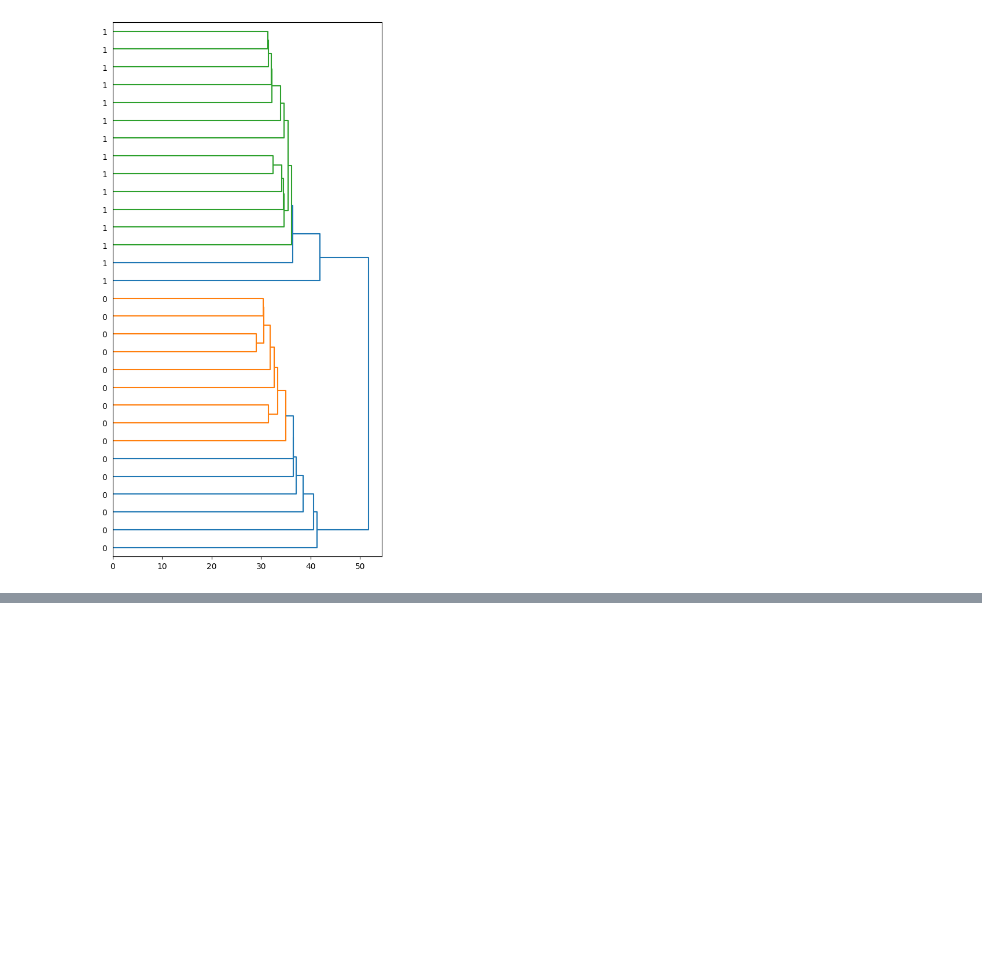
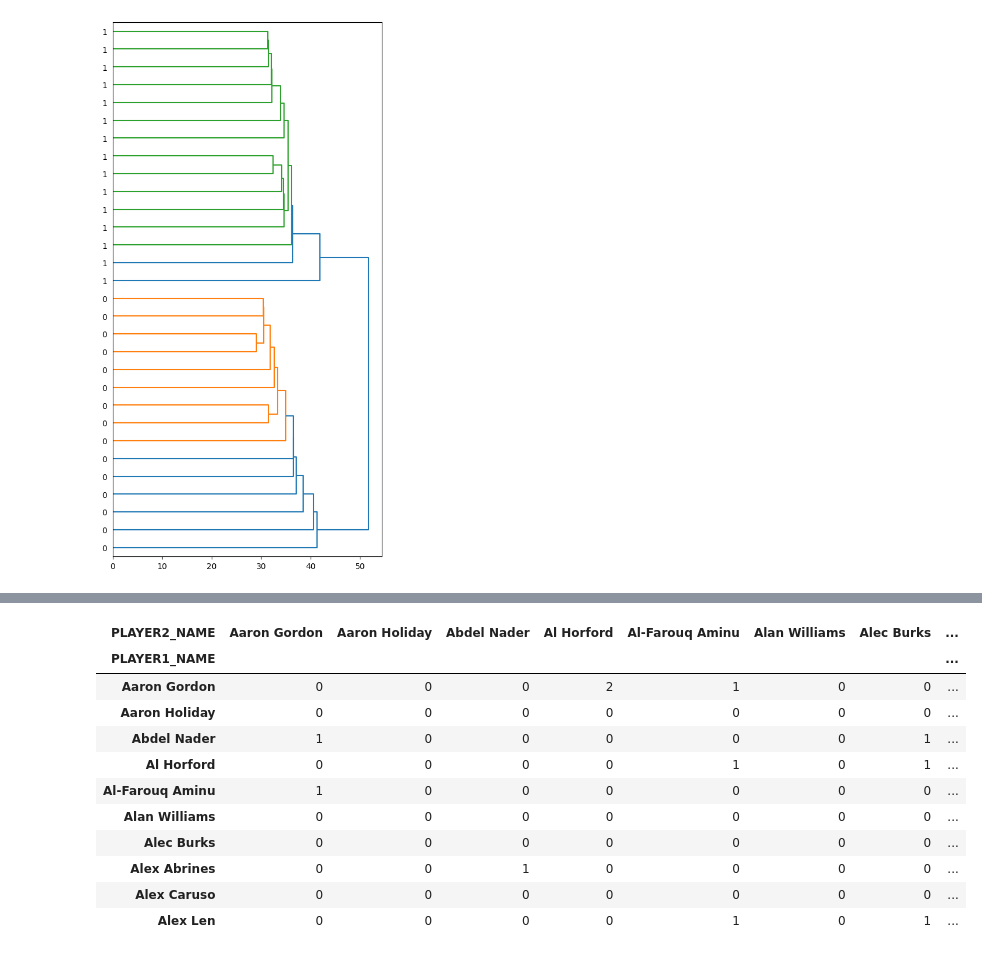
Before and after one commit to duygukaya99/MAT388E--Duygu, a Jupyter notebook: HW3.ipynb, the cells around one changed output, grey strips where cells are left out. Drawn from its saved outputs; the diff is of its cells as text; code cells hidden in the pictures; blank space fills up the shorter version.

```diff
--- a/HW3.ipynb
+++ b/HW3.ipynb
@@ -310,0 +395,16 @@ plt.show()
+# %%
+tmp1 = pd.crosstab(NBA['PLAYER1_NAME'], NBA['PLAYER2_NAME'])
+tmp1.iloc[:10,:10]
+# %% [output]
+| PLAYER2_NAME | Aaron Gordon | Aaron Holiday | Abdel Nader | Al Horford | Al-Farouq Aminu | Alan Williams | Alec Burks | ... |
+| PLAYER1_NAME |  |  |  |  |  |  |  | ... |
+| Aaron Gordon | 0 | 0 | 0 | 2 | 1 | 0 | 0 | ... |
+| Aaron Holiday | 0 | 0 | 0 | 0 | 0 | 0 | 0 | ... |
+| Abdel Nader | 1 | 0 | 0 | 0 | 0 | 0 | 1 | ... |
+| Al Horford | 0 | 0 | 0 | 0 | 1 | 0 | 1 | ... |
+| Al-Farouq Aminu | 1 | 0 | 0 | 0 | 0 | 0 | 0 | ... |
+| Alan Williams | 0 | 0 | 0 | 0 | 0 | 0 | 0 | ... |
+| Alec Burks | 0 | 0 | 0 | 0 | 0 | 0 | 0 | ... |
+| Alex Abrines | 0 | 0 | 1 | 0 | 0 | 0 | 0 | ... |
+| Alex Caruso | 0 | 0 | 0 | 0 | 0 | 0 | 0 | ... |
+| Alex Len | 0 | 0 | 0 | 0 | 1 | 0 | 1 | ... |
```
Also changed, not shown: parts of 30 cells of this notebook.
